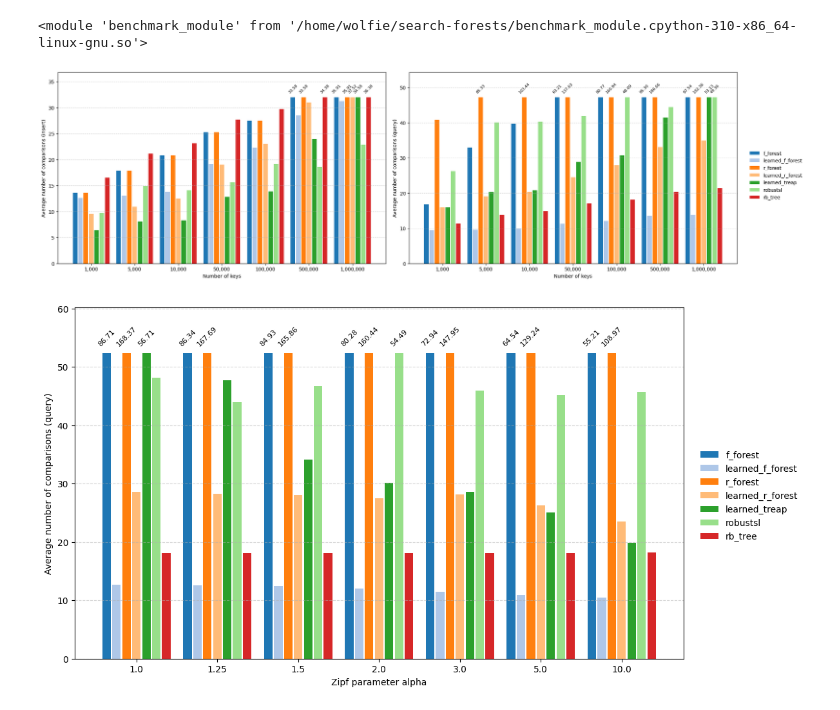
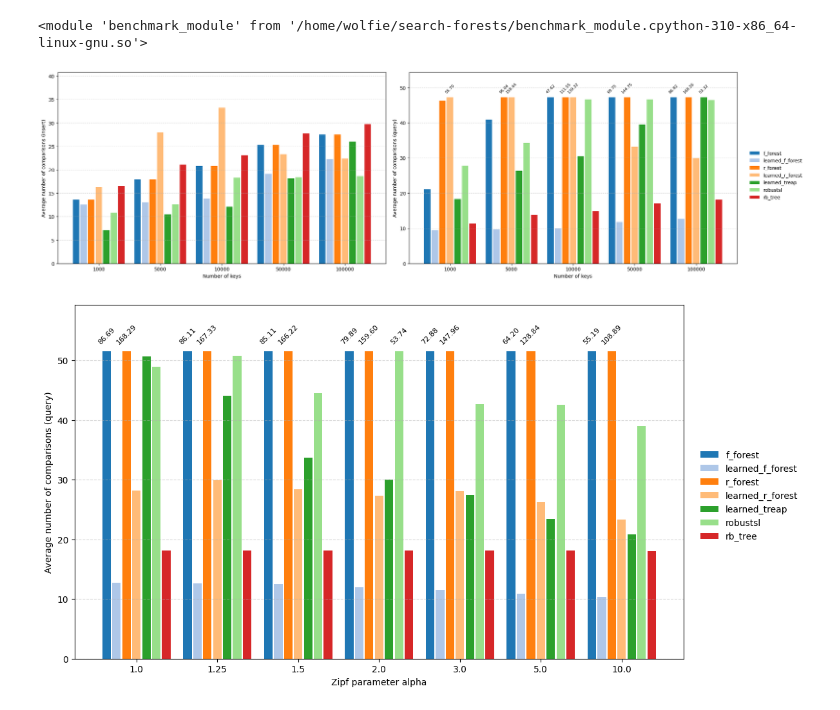
Before and after one commit to Wolfiej-k/search-forests, a Jupyter notebook: experiments.ipynb, the cells around one changed output. Cells and saved outputs as stored; diff of their text form; code cells hidden in the pictures.

Commit message:
partial experiments

```diff
--- a/experiments.ipynb
+++ b/experiments.ipynb
@@ -16,11 +17,16 @@ from benchmark_module import \
 NUM_KEYS = 100_000
 NUM_QUERIES = 100_000
 ZIPF_ALPHA = 1.0
-PRED_DELTA = 1
+PRED_EPSILON = 1
+PRED_DELTA = 0
 GEN = RandomEngine(seed=42)
+# %%
+import seaborn as sns
+
+structures = ["f_forest", "learned_f_forest", "r_forest", "learned_r_forest", "learned_treap", "robustsl", "rb_tree"]
+structure_colors = {s: c for s, c in zip(structures, sns.color_palette("tab20", len(structures)))}
 # %%
 import matplotlib.pyplot as plt
-import seaborn as sns
 
 def plot_res(li, structures, query_stats, insert_stats, x_label, y_label, show_insert=False):
     w = 0.12
@@ -28,7 +34,7 @@ def plot_res(li, structures, query_stats, insert_stats, x_label, y_label, show_i
     group_spacing = 0.16
 
     group_width = len(structures) * (w + bar_spacing) + group_spacing
-    colors = sns.color_palette("tab20", len(structures))
+    colors = [structure_colors[s] for s in structures]
 
     if show_insert:
         fig, axes = plt.subplots(1, 2, figsize=(20, 6), constrained_layout=True)
@@ -54,7 +60,7 @@ def plot_res(li, structures, query_stats, insert_stats, x_label, y_label, show_i
 
         ax1.set_ylim(0, max_insert * 1.15)
         ax1.set_xticks([xi * group_width + (len(structures) - 1) * (w + bar_spacing) / 2 for xi in x])
-        ax1.set_xticklabels([f"{v:,}" for v in li])
+        ax1.set_xticklabels([str(v) for v in li])
         ax1.set_xlabel(x_label)
         ax1.set_ylabel(f"{y_label} (insert)")
         ax1.grid(axis='y', linestyle='--', alpha=0.5)
@@ -74,7 +80,7 @@ def plot_res(li, structures, query_stats, insert_stats, x_label, y_label, show_i
 
     ax2.set_ylim(0, max_query * 1.15)
     ax2.set_xticks([xi * group_width + (len(structures) - 1) * (w + bar_spacing) / 2 for xi in x])
-    ax2.set_xticklabels([f"{v:,}" for v in li])
+    ax2.set_xticklabels([str(v) for v in li])
     ax2.set_xlabel(x_label)
     ax2.set_ylabel(f"{y_label} (query)")
     ax2.grid(axis='y', linestyle='--', alpha=0.5)
@@ -82,15 +88,16 @@ def plot_res(li, structures, query_stats, insert_stats, x_label, y_label, show_i
     fig.legend(structures, loc='center left', bbox_to_anchor=(1.01, 0.5), frameon=False)
     plt.show()
 # %%
-def run_key_experiments(num_keys_options, num_queries, alpha, delta, gen):
+def run_key_experiments(num_keys_options, num_queries, alpha, epsilon, delta, gen):
     query_stats = {}
     insert_stats = {}
 
     for num_keys in num_keys_options:
         queries = generate_zipf_queries(num_keys, num_queries, alpha, gen)
-        frequencies = generate_noisy_frequencies(queries, num_keys, delta, gen)
-        accesses = generate_noisy_accesses(queries, num_keys, delta, gen)
-        out = benchmark(queries, frequencies, accesses, gen)
+        frequencies = generate_noisy_frequencies(queries, num_keys, epsilon, delta, gen)
+        ranks = generate_noisy_ranks(frequencies, epsilon, delta, gen)
+        accesses = generate_noisy_accesses(queries, num_keys, epsilon, delta, gen)
+        out = benchmark(queries, frequencies, ranks, accesses, gen)
 
         query_stats[num_keys] = out["queries"]["comparisons"]
         insert_stats[num_keys] = out["inserts"]["comparisons"]
@@ -101,8 +108,8 @@ def run_key_experiments(num_keys_options, num_queries, alpha, delta, gen):
 
     plot_res(num_keys_options, structures, query_stats, insert_stats, x_label, y_label, True)
 # %%
-num_keys_options = [1_000, 5_000, 10_000, 50_000, 100_000, 500_000, 1_000_000]
-run_key_experiments(num_keys_options, NUM_QUERIES, ZIPF_ALPHA, PRED_DELTA, GEN)
+num_keys_options = [1_000, 5_000, 10_000, 50_000, 100_000]
+run_key_experiments(num_keys_options, NUM_QUERIES, ZIPF_ALPHA, PRED_EPSILON, PRED_DELTA, GEN)
 # %% [output]
-[figure, old version]
+[figure, new version]
 # %%
@@ -127,6 +133,6 @@ def run_alpha_experiments(num_keys, num_queries, alpha_options, delta, gen):
 # %%
 alpha_options = [1., 1.25, 1.5, 2., 3., 5., 10.]
-run_alpha_experiments(NUM_KEYS, NUM_QUERIES, alpha_options, PRED_DELTA, GEN)
+run_alpha_experiments(NUM_KEYS, NUM_QUERIES, alpha_options, PRED_EPSILON, PRED_DELTA, GEN)
 # %% [output]
-[figure, old version]
+[figure, new version]
 # %%
```
Also changed, not shown: parts of 4 cells of this notebook, 2 other files.
